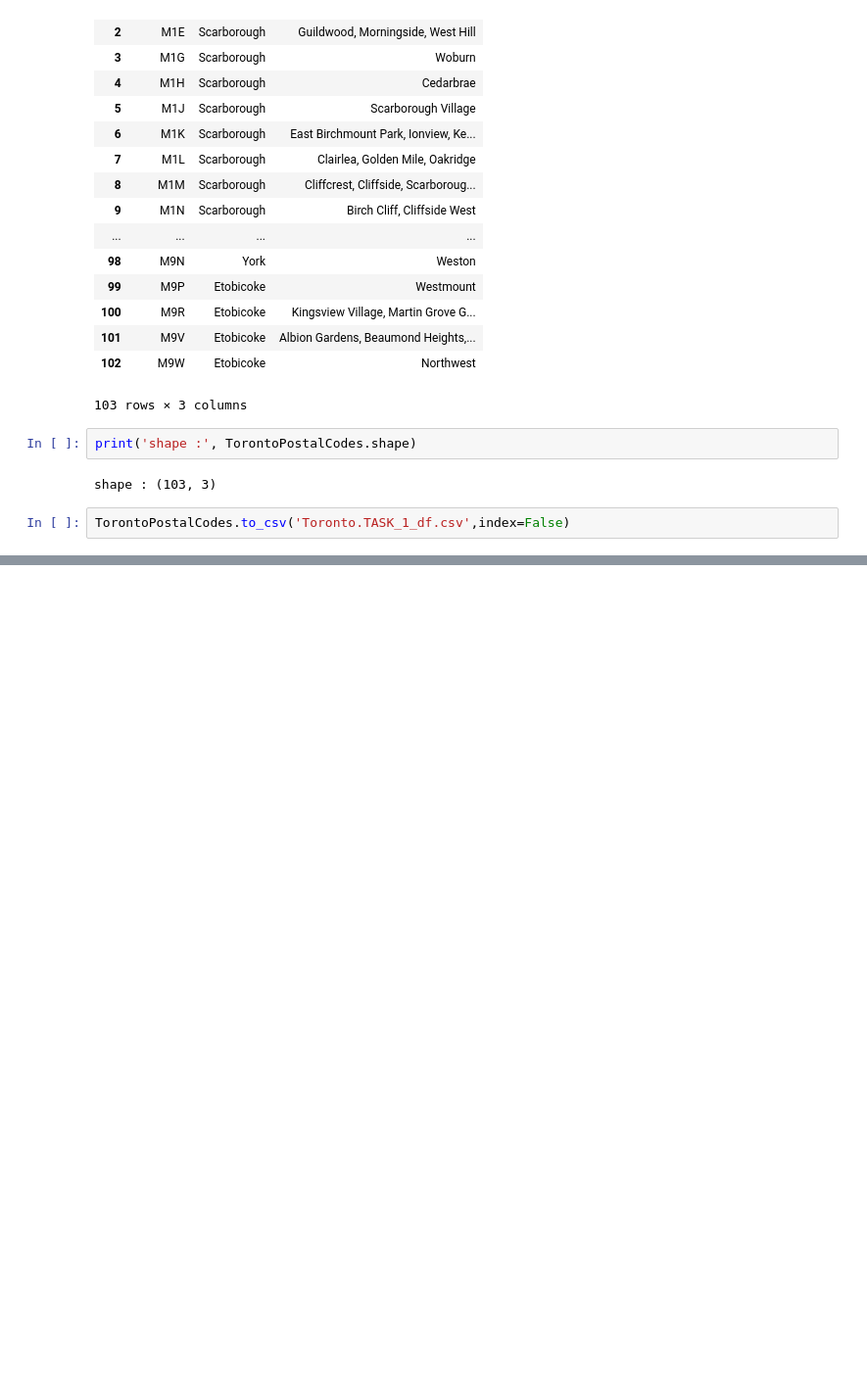
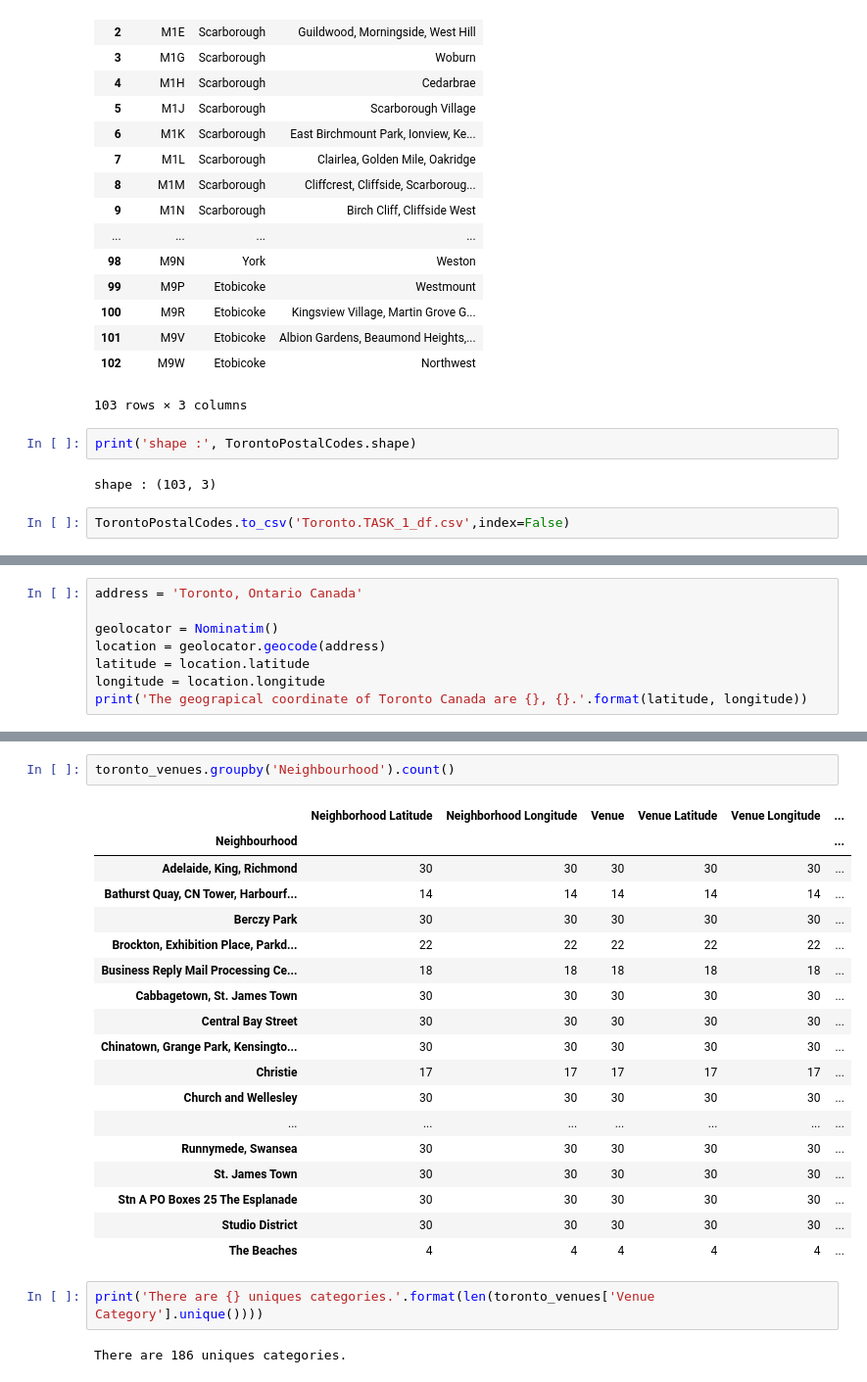
Before and after one commit to soheil2017/Coursera-capstone-project, a Jupyter notebook: Clustering Neighborhoods in Toronto.ipynb, the cells around one changed output, grey strips where cells are left out. Shown: that part at 98% size. Saved outputs shown, nothing was run; the diff lists cells and outputs as text; blank space fills up the shorter version.

```diff
--- a/Clustering Neighborhoods in Toronto.ipynb
+++ b/Clustering Neighborhoods in Toronto.ipynb
@@ -95,0 +213,8 @@ TorontoPostalCodes.to_csv('Toronto.TASK_1_df.csv',index=False)
+# %%
+address = 'Toronto, Ontario Canada'
+
+geolocator = Nominatim()
+location = geolocator.geocode(address)
+latitude = location.latitude
+longitude = location.longitude
+print('The geograpical coordinate of Toronto Canada are {}, {}.'.format(latitude, longitude))
@@ -95,0 +366,25 @@ TorontoPostalCodes.to_csv('Toronto.TASK_1_df.csv',index=False)
+# %%
+toronto_venues.groupby('Neighbourhood').count()
+# %% [output]
+|  | Neighborhood Latitude | Neighborhood Longitude | Venue | Venue Latitude | Venue Longitude | ... |
+| Neighbourhood |  |  |  |  |  | ... |
+| Adelaide, King, Richmond | 30 | 30 | 30 | 30 | 30 | ... |
+| Bathurst Quay, CN Tower, Harbourf... | 14 | 14 | 14 | 14 | 14 | ... |
+| Berczy Park | 30 | 30 | 30 | 30 | 30 | ... |
+| Brockton, Exhibition Place, Parkd... | 22 | 22 | 22 | 22 | 22 | ... |
+| Business Reply Mail Processing Ce... | 18 | 18 | 18 | 18 | 18 | ... |
+| Cabbagetown, St. James Town | 30 | 30 | 30 | 30 | 30 | ... |
+| Central Bay Street | 30 | 30 | 30 | 30 | 30 | ... |
+| Chinatown, Grange Park, Kensingto... | 30 | 30 | 30 | 30 | 30 | ... |
+| Christie | 17 | 17 | 17 | 17 | 17 | ... |
+| Church and Wellesley | 30 | 30 | 30 | 30 | 30 | ... |
+| ... | ... | ... | ... | ... | ... | ... |
+| Runnymede, Swansea | 30 | 30 | 30 | 30 | 30 | ... |
+| St. James Town | 30 | 30 | 30 | 30 | 30 | ... |
+| Stn A PO Boxes 25 The Esplanade | 30 | 30 | 30 | 30 | 30 | ... |
+| Studio District | 30 | 30 | 30 | 30 | 30 | ... |
+| The Beaches | 4 | 4 | 4 | 4 | 4 | ... |
+# %%
+print('There are {} uniques categories.'.format(len(toronto_venues['Venue Category'].unique())))
+# %% [output]
+There are 186 uniques categories.
```
Also changed, not shown: parts of 36 cells of this notebook.
